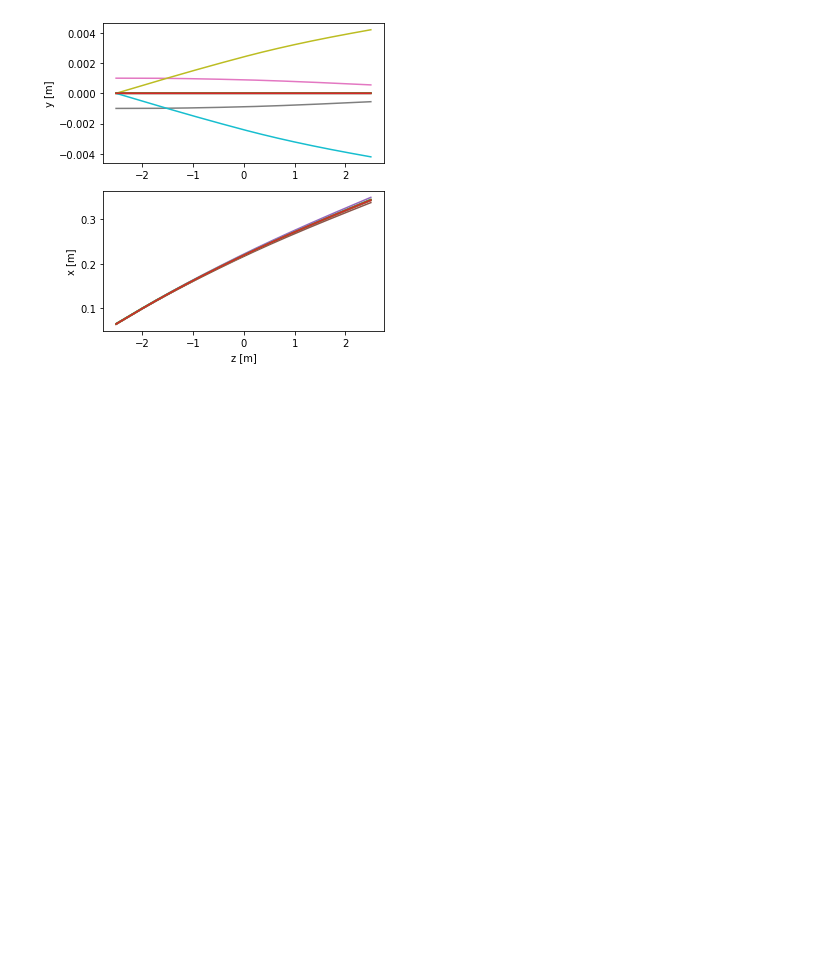
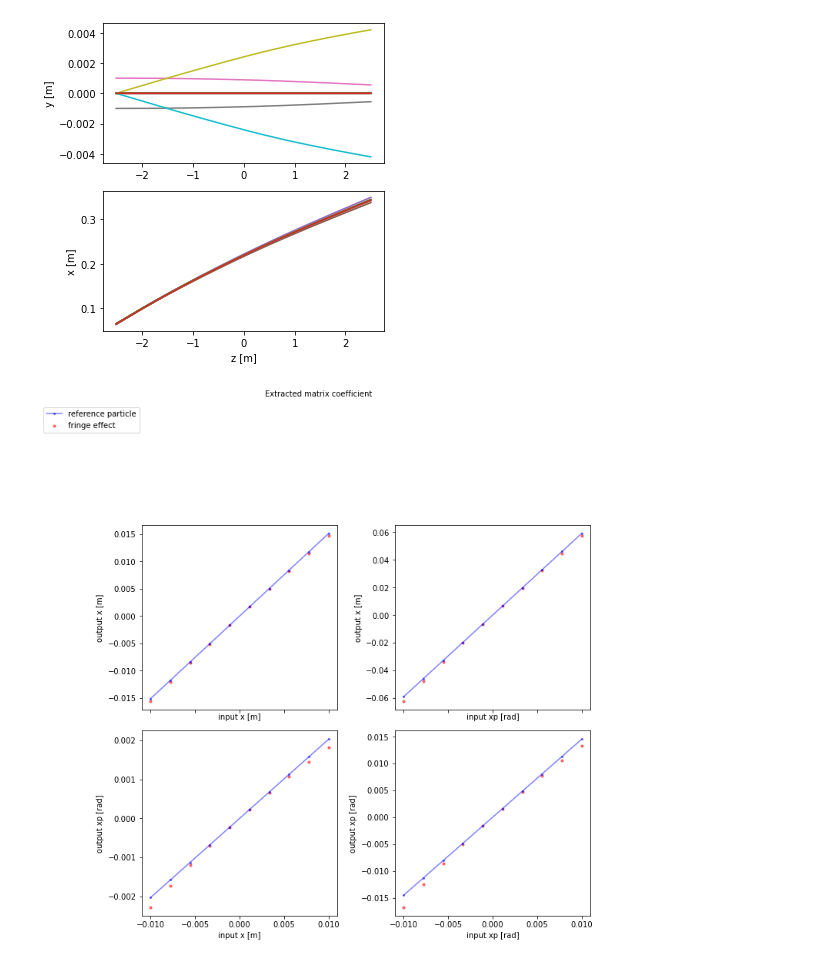
Before and after one commit to eliottjohnson/MADX-Examples-Eliott, a Jupyter notebook: StrayTrackingVaryX.ipynb, the cells around one changed output. Saved outputs shown, nothing was run; the diff lists cells and outputs as text; code cells hidden in the pictures; blank space fills up the shorter version.

```diff
--- a/StrayTrackingVaryX.ipynb
+++ b/StrayTrackingVaryX.ipynb
@@ -226,7 +222,7 @@ matExtractedRef = np.matrix(mat_f)
 var_names = ("x", "xp", "y", "yp", "T", "PT")
 var_units = ("[m]", "[rad]", "[m]", "[rad]", "[m]", "[ ]")
 values_lim = 0.01 # calculate the coefficient in the range +/-values_lim
-values_no = 5     # choose how many points you want to calculate
+values_no = 10     # choose how many points you want to calculate
 # %%
 fig, ax = plt.subplots(2, 2, figsize=(10,10), constrained_layout=True, sharex=True, squeeze=False)
 #squeeze argument if I only have one sublot instead of 6x6 filled
@@ -234,12 +230,10 @@ fig, ax = plt.subplots(2, 2, figsize=(10,10), constrained_layout=True, sharex=Tr
 xvalues = np.linspace(-values_lim, values_lim, values_no)# This centers the linspace around the position of the beam
 yvalues = np.zeros(values_no)
 
-#madx.option(verbose=True, debug=True, echo=True, warn=True, twiss_print=True)
-
-for k in range (2):
+for k in tqdm(range (2),desc="k loop"):
     vectorOld = np.array([[0.], [0.], [0.], [0.], [0.], [0.]])
     vectorNew = np.array([0.,0.,0.,0.,0.,0.])
-    for j in range (2):
+    for j in tqdm(range (2),desc="j loop", leave=False):
         for i in range (0,values_no):
             vectorOld[k]=xvalues[i]+initialValues[k]
             vectorNew = np.dot(matExtractedRef,vectorOld) # Matrix multiplication
@@ -247,77 +241,51 @@ for k in range (2):
         ax[j,k].plot(xvalues, yvalues, marker = 'o', markersize=2, color = 'b', alpha=0.5, label="reference particle")
 
         yvalues = np.zeros(values_no)
-        for i in range (0,values_no): # Change the twiss inputs around the reference particle
+        for i in tqdm(range (0,values_no),desc="i loop", leave=False):
             vectorOld[k]=xvalues[i]+initialValues[k]
 
             if k==0:
                 setGen = atr.SetGenerator(particle)
-
-                # distribution of the reference particle in local coordinate system
-                distr_part_ref = {'dX': xvalues[i], 'dXP': 0, 'dY': 0, 'dYP': 0, 'dS': 0, 'en_MeV': en_per_unit_MeV, 'dt': 0}
-
-                # set of distributions for 13 particles in local coordinate system
+                distr_part_ref = {'dX': xvalues[i], 'dXP': 0, 'dY': 0, 'dYP': 0, 'dS': 0, 'en_MeV': en_per_unit_MeV, 'dt': 0} # Here I change the distribution of the particle in local coord sys
                 set13_local = setGen.get_part13_local(distr_part_ref, dX=1e-3, dXP=1e-3, dY=1e-3, dYP=1e-3, dt=4e-12, dD=1e-3)
-
-                # set of distributions for 13 particles in global coordinate system to be used for tracking
                 set13_global = setGen.get_partset_global(set_local=set13_local, pos_glob0=pos_glob, ang_glob0=ang_glob)
-
-                # run reference particle to determine the tracking-end line for the entire set
                 (endline_a, endline_b) = trackend_line(ref_particle=set13_global[0], track_end_z_m=track_end_z_m)
                 def track_is_inside(x ,p, t, a=endline_a, b=endline_b):
                     return x[0] < endline_a * x[2] + endline_b
-
-                # run the set of particles
                 input_zip = [set13_global[i]+(track_is_inside,) for i in range(len(set13_global))]
                 with Pool(6) as p:
                     tracks_set = p.map(track_one_particle, input_zip)
-
                 tracks = atr.Tracks(tracks_set, particle)
-
-                # last step of the reference particle trajectory
                 k_last = tracks.get_ref_last_k()
 
-                # transport matrices of the system
                 mat_f = np.matrix(tracks.get_transport_matrix(k = k_last, ret = 'mat'))
 
             if k==1:
                 setGen = atr.SetGenerator(particle)
-
-                # distribution of the reference particle in local coordinate system
-                distr_part_ref = {'dX': xvalues[i], 'dXP': 0, 'dY': 0, 'dYP': 0, 'dS': 0, 'en_MeV': en_per_unit_MeV, 'dt': 0}
-
-                # set of distributions for 13 particles in local coordinate system
+                distr_part_ref = {'dX': 0, 'dXP': xvalues[i], 'dY': 0, 'dYP': 0, 'dS': 0, 'en_MeV': en_per_unit_MeV, 'dt': 0}
                 set13_local = setGen.get_part13_local(distr_part_ref, dX=1e-3, dXP=1e-3, dY=1e-3, dYP=1e-3, dt=4e-12, dD=1e-3)
-
-                # set of distributions for 13 particles in global coordinate system to be used for tracking
                 set13_global = setGen.get_partset_global(set_local=set13_local, pos_glob0=pos_glob, ang_glob0=ang_glob)
-
-                # run reference particle to determine the tracking-end line for the entire set
                 (endline_a, endline_b) = trackend_line(ref_particle=set13_global[0], track_end_z_m=track_end_z_m)
                 def track_is_inside(x ,p, t, a=endline_a, b=endline_b):
                     return x[0] < endline_a * x[2] + endline_b
-
-                # run the set of particles
                 input_zip = [set13_global[i]+(track_is_inside,) for i in range(len(set13_global))]
                 with Pool(6) as p:
                     tracks_set = p.map(track_one_particle, input_zip)
-
                 tracks = atr.Tracks(tracks_set, particle)
-
-                # last step of the reference particle trajectory
                 k_last = tracks.get_ref_last_k()
 
-                # transport matrices of the system
                 mat_f = np.matrix(tracks.get_transport_matrix(k = k_last, ret = 'mat'))
 
             vectorNew = np.dot(mat_f,vectorOld) # Matrix multiplication
 
             yvalues[i]=vectorNew[j]
         ax[j,k].scatter(xvalues, yvalues, marker = 'o', s=10, color = 'r', alpha=0.5, label="fringe effect")
         ax[j,k].set_xlabel("input "+var_names[k]+" "+var_units[k])
         ax[j,k].set_ylabel("output "+var_names[j]+" "+var_units[j])
 
-
 fig.suptitle("Extracted matrix coefficient", fontsize=10)
 ax[0,0].legend(loc=(-0.5, 1.5),fontsize=10)
 fig.show()
+fig.savefig("StrayTrackingVaryX.pdf", bbox_inches='tight')
+# %% [output]
+[figure, added]
```
Also changed, not shown: parts of 2 cells of this notebook.
